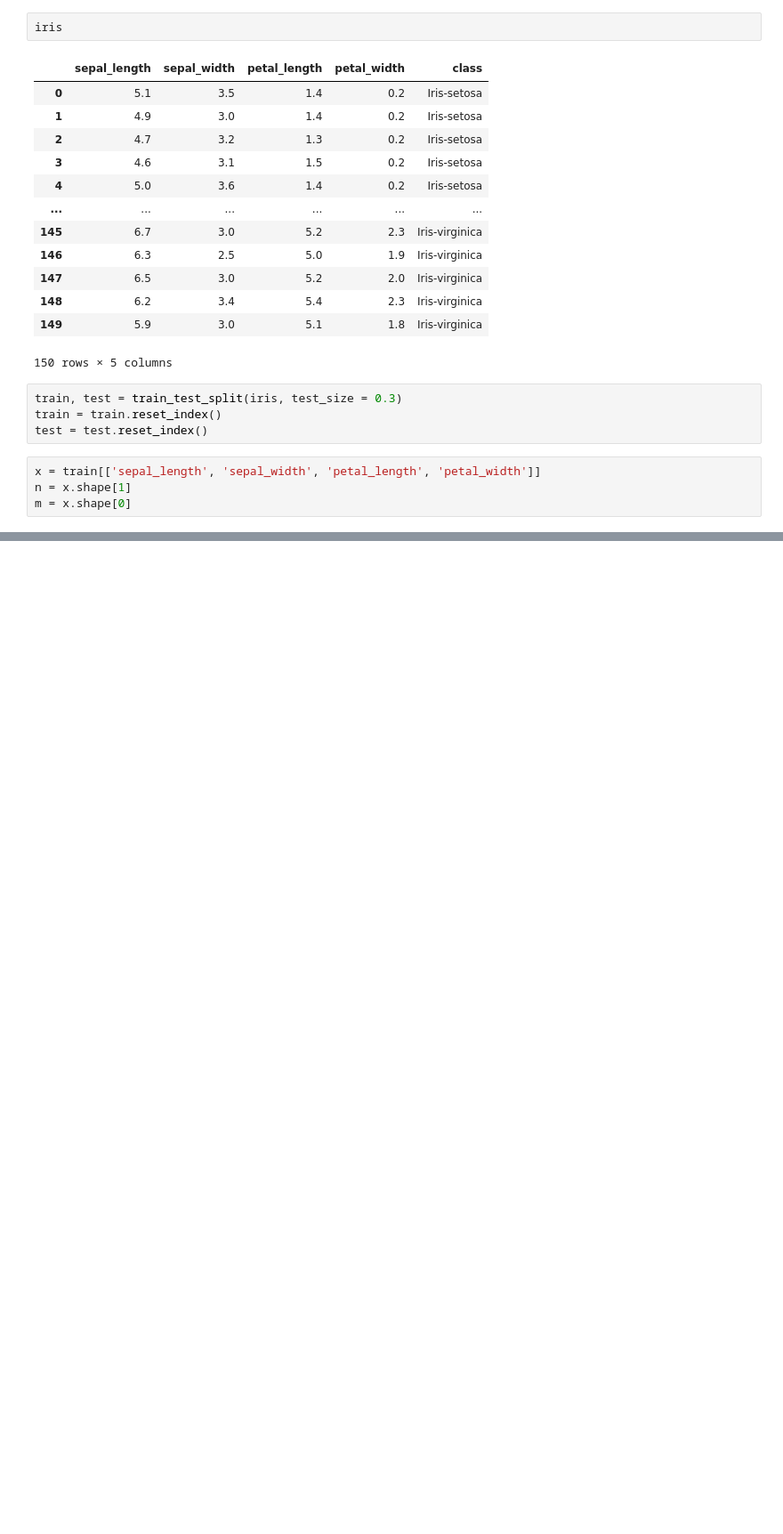
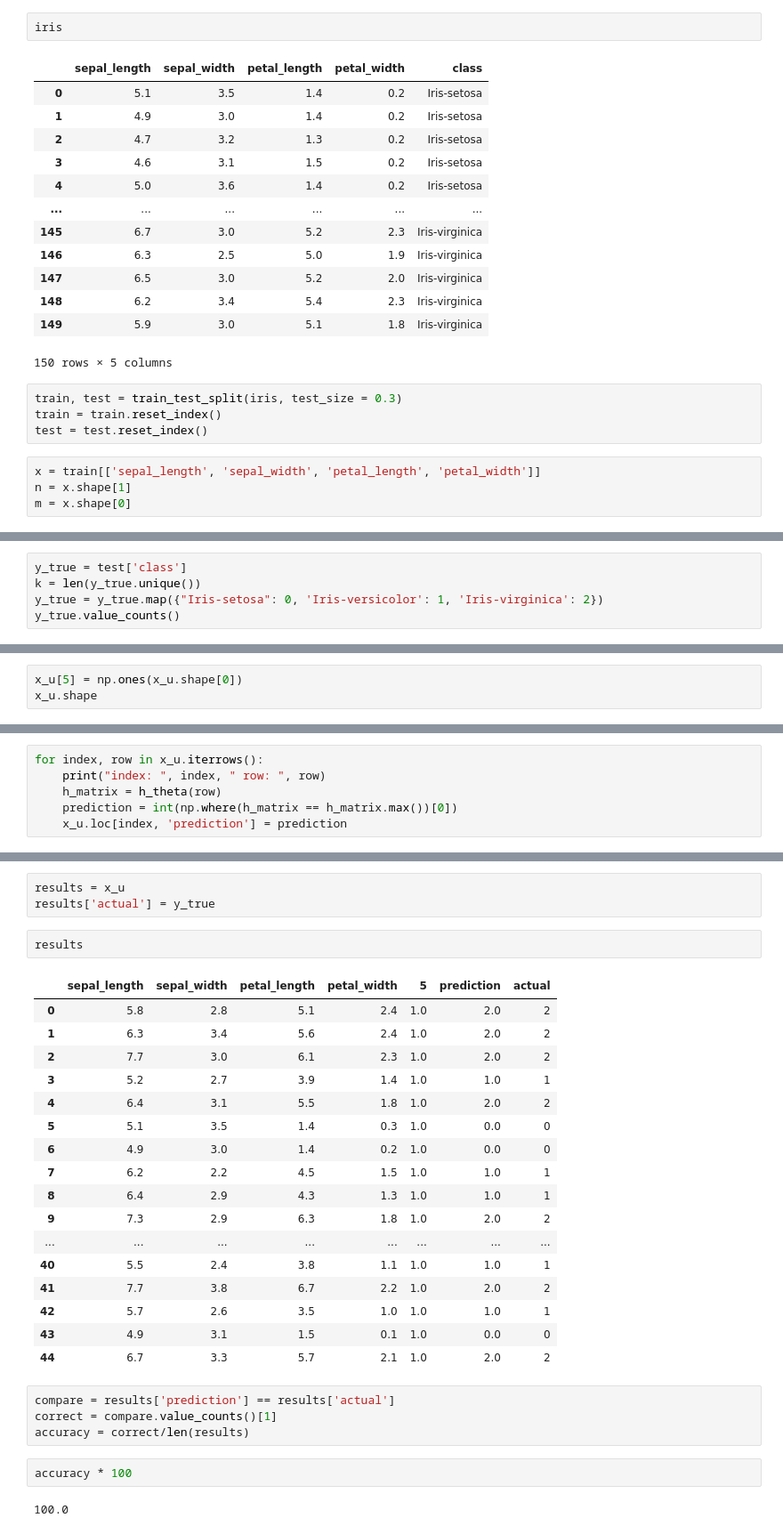
Before and after one commit to JcGKitten/fires, a Jupyter notebook: softmax.ipynb, the cells around one changed output, grey strips where cells are left out. Shown at 89% size. Saved outputs shown, nothing was run; the diff lists cells and outputs as text; blank space fills up the shorter version.

```diff
--- a/softmax.ipynb
+++ b/softmax.ipynb
@@ -100,0 +153,5 @@ Name: class, dtype: int64
+# %%
+y_true = test['class']
+k = len(y_true.unique())
+y_true = y_true.map({"Iris-setosa": 0, 'Iris-versicolor': 1, 'Iris-virginica': 2})
+y_true.value_counts()
@@ -100,0 +163,3 @@ Name: class, dtype: int64
+# %%
+x_u[5] = np.ones(x_u.shape[0])
+x_u.shape
@@ -100,0 +178,6 @@ Name: class, dtype: int64
+# %%
+for index, row in x_u.iterrows():
+    print("index: ", index, " row: ", row)
+    h_matrix = h_theta(row)
+    prediction = int(np.where(h_matrix == h_matrix.max())[0])
+    x_u.loc[index, 'prediction'] = prediction
@@ -100,0 +202,31 @@ Name: class, dtype: int64
+# %%
+results = x_u
+results['actual'] = y_true
+# %%
+results
+# %% [output]
+|  | sepal_length | sepal_width | petal_length | petal_width | 5 | prediction | actual |
+| 0 | 5.8 | 2.8 | 5.1 | 2.4 | 1.0 | 2.0 | 2 |
+| 1 | 6.3 | 3.4 | 5.6 | 2.4 | 1.0 | 2.0 | 2 |
+| 2 | 7.7 | 3.0 | 6.1 | 2.3 | 1.0 | 2.0 | 2 |
+| 3 | 5.2 | 2.7 | 3.9 | 1.4 | 1.0 | 1.0 | 1 |
+| 4 | 6.4 | 3.1 | 5.5 | 1.8 | 1.0 | 2.0 | 2 |
+| 5 | 5.1 | 3.5 | 1.4 | 0.3 | 1.0 | 0.0 | 0 |
+| 6 | 4.9 | 3.0 | 1.4 | 0.2 | 1.0 | 0.0 | 0 |
+| 7 | 6.2 | 2.2 | 4.5 | 1.5 | 1.0 | 1.0 | 1 |
+| 8 | 6.4 | 2.9 | 4.3 | 1.3 | 1.0 | 1.0 | 1 |
+| 9 | 7.3 | 2.9 | 6.3 | 1.8 | 1.0 | 2.0 | 2 |
+| ... | ... | ... | ... | ... | ... | ... | ... |
+| 40 | 5.5 | 2.4 | 3.8 | 1.1 | 1.0 | 1.0 | 1 |
+| 41 | 7.7 | 3.8 | 6.7 | 2.2 | 1.0 | 2.0 | 2 |
+| 42 | 5.7 | 2.6 | 3.5 | 1.0 | 1.0 | 1.0 | 1 |
+| 43 | 4.9 | 3.1 | 1.5 | 0.1 | 1.0 | 0.0 | 0 |
+| 44 | 6.7 | 3.3 | 5.7 | 2.1 | 1.0 | 2.0 | 2 |
+# %%
+compare = results['prediction'] == results['actual']
+correct = compare.value_counts()[1]
+accuracy = correct/len(results)
+# %%
+accuracy * 100
+# %% [output]
+100.0
```
Also changed, not shown: parts of 16 cells of this notebook.
